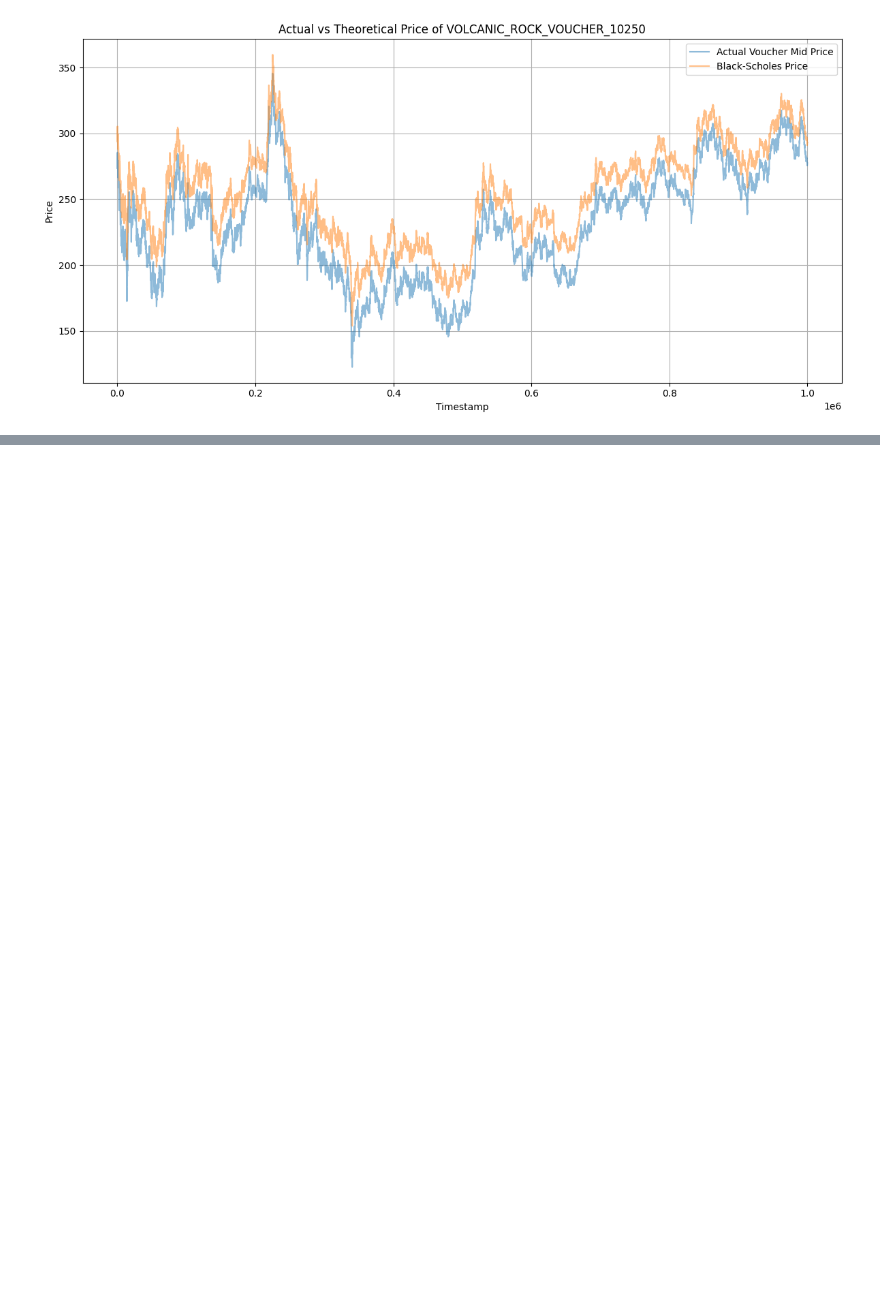
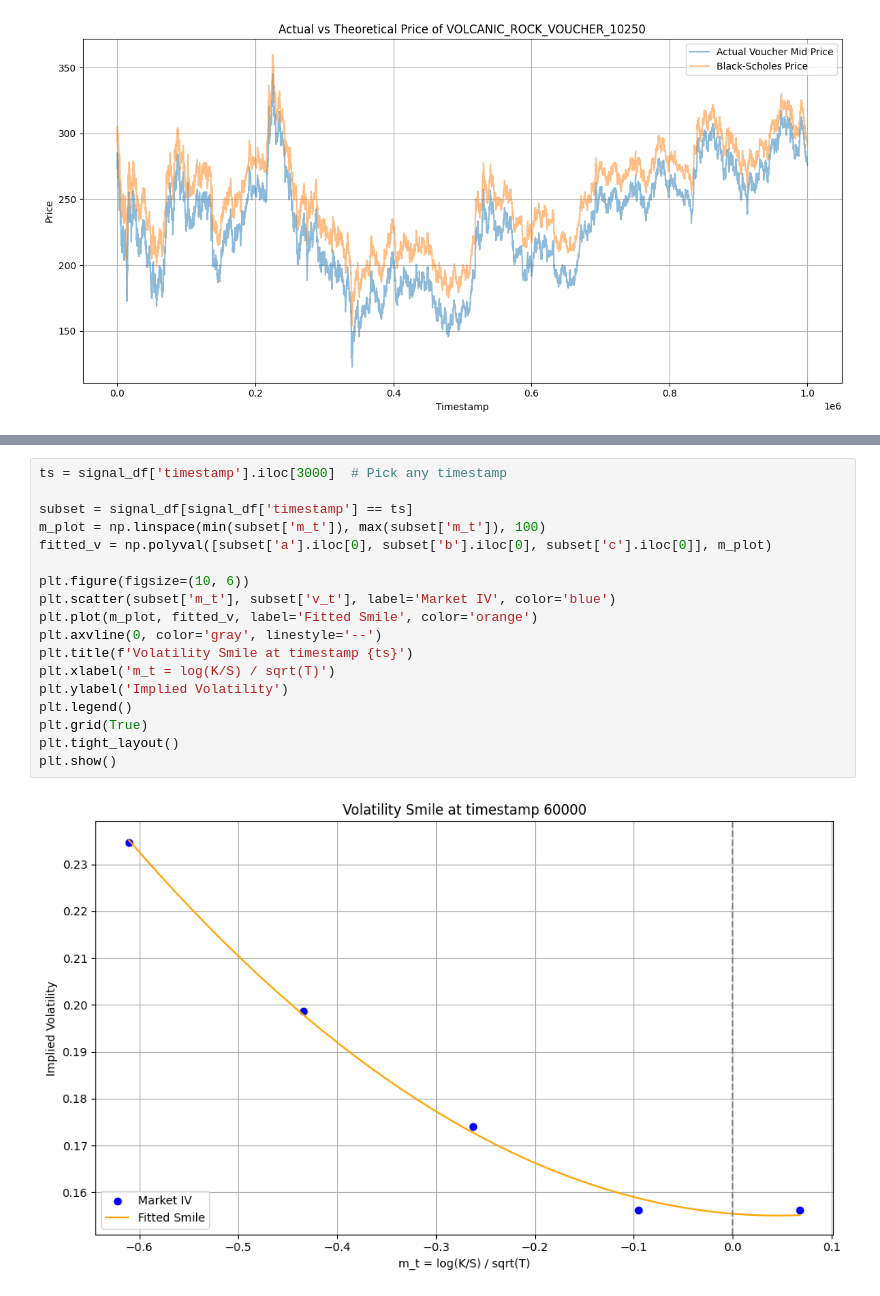
Before and after one commit to jennifer-lu/prosperity-3, a Jupyter notebook: round_3_algo.ipynb, the cells around one changed output, grey strips where cells are left out. Cells and saved outputs as stored; diff of their text form; blank space fills up the shorter version.

```diff
--- a/round_3_algo.ipynb
+++ b/round_3_algo.ipynb
@@ -331,0 +516,20 @@ plt.show()
+# %%
+ts = signal_df['timestamp'].iloc[3000]  # Pick any timestamp
+
+subset = signal_df[signal_df['timestamp'] == ts]
+m_plot = np.linspace(min(subset['m_t']), max(subset['m_t']), 100)
+fitted_v = np.polyval([subset['a'].iloc[0], subset['b'].iloc[0], subset['c'].iloc[0]], m_plot)
+
+plt.figure(figsize=(10, 6))
+plt.scatter(subset['m_t'], subset['v_t'], label='Market IV', color='blue')
+plt.plot(m_plot, fitted_v, label='Fitted Smile', color='orange')
+plt.axvline(0, color='gray', linestyle='--')
+plt.title(f'Volatility Smile at timestamp {ts}')
+plt.xlabel('m_t = log(K/S) / sqrt(T)')
+plt.ylabel('Implied Volatility')
+plt.legend()
+plt.grid(True)
+plt.tight_layout()
+plt.show()
+# %% [output]
+[figure, added]
```
Also changed, not shown: parts of 4 cells of this notebook.
